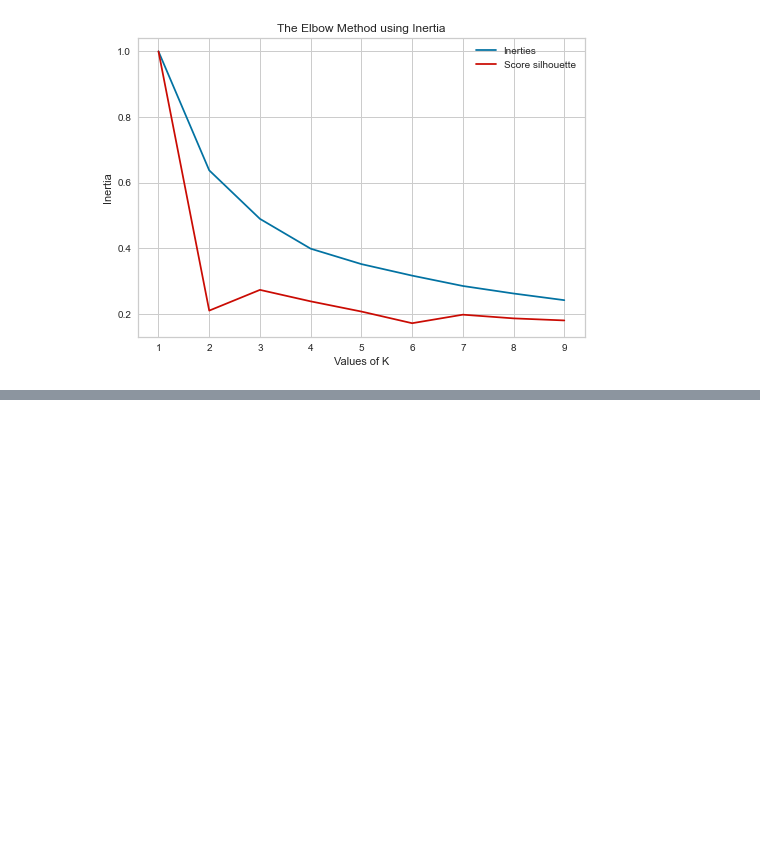
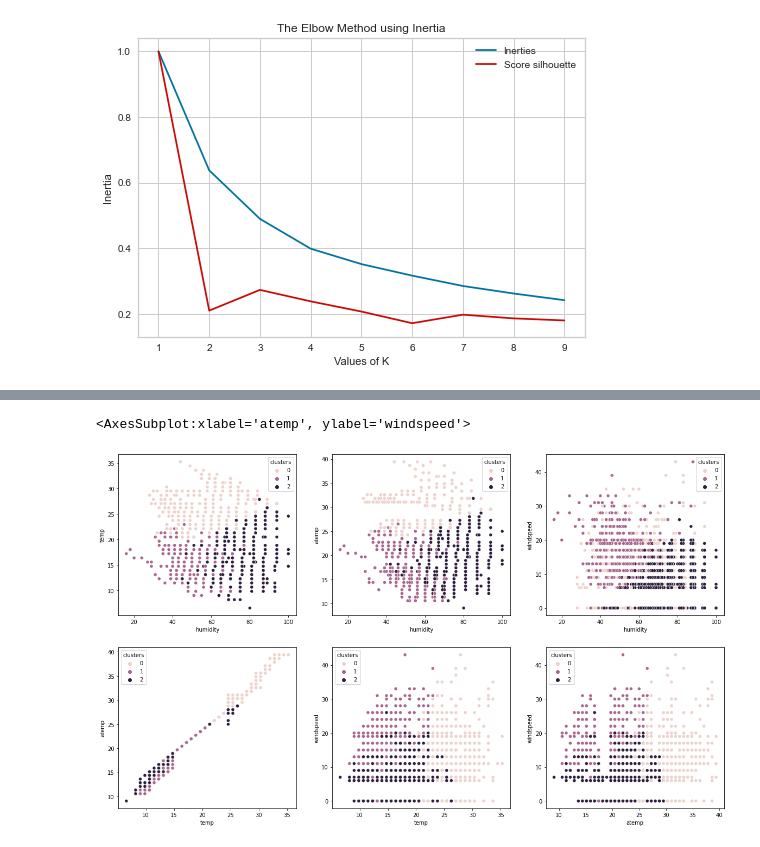
Before and after one commit to subut0n/bike_location, a Jupyter notebook: notebooks/mickael/location_velo_segmentation.ipynb, the cells around one changed output, grey strips where cells are left out. Drawn from its saved outputs; the diff is of its cells as text; code cells hidden in the pictures; blank space fills up the shorter version.

Commit message:
Ajout du notebook segmentation et des prédictions du clustering sur les données de l'API OpenWeatherMAP.

```diff
--- a/notebooks/mickael/location_velo_segmentation.ipynb
+++ b/notebooks/mickael/location_velo_segmentation.ipynb
@@ -60,3 +38,6 @@ X_train_seg
+# %%
+# On supprime toutes les colonnes catégorielles
+X_test_seg = X_test.drop(['season', 'holiday', 'workingday', 'weather', 'day_light', 'months', 'years', 'hours', 'week_days'], axis=1)
 # %% [markdown]
 ## KMeans
 # %%
@@ -208,0 +192,11 @@ plt.show()
+# %%
+knn = KNeighborsClassifier(n_neighbors=2, metric='manhattan', weights='distance')
+scaler  = StandardScaler()
+model = make_pipeline(scaler, knn)
+
+model.fit(X,y)
+pred_clusters = model.predict(X_test_seg)
+# %%
+pred_clusters = pd.DataFrame(pred_clusters)
+pred_clusters = pred_clusters.rename(columns={0: 'clusters'})
+X_test_clusters = X_test_seg.join(pred_clusters)
@@ -208,0 +208,11 @@ plt.show()
+# %%
+fig, axs = plt.subplots(2,3, figsize=(20,12))
+sns.scatterplot(ax=axs[0,0], x='humidity', y='temp', data=X_test_clusters, hue='clusters')
+sns.scatterplot(ax=axs[0,1], x='humidity', y='atemp', data=X_test_clusters, hue='clusters')
+sns.scatterplot(ax=axs[0,2], x='humidity', y='windspeed', data=X_test_clusters, hue='clusters')
+sns.scatterplot(ax=axs[1,0], x='temp', y='atemp', data=X_test_clusters, hue='clusters')
+sns.scatterplot(ax=axs[1,1], x='temp', y='windspeed', data=X_test_clusters, hue='clusters')
+sns.scatterplot(ax=axs[1,2], x='atemp', y='windspeed', data=X_test_clusters, hue='clusters')
+# %% [output]
+<AxesSubplot:xlabel='atemp', ylabel='windspeed'>
+[figure, added]
```
Also changed, not shown: parts of 7 cells of this notebook, 12 other files.
